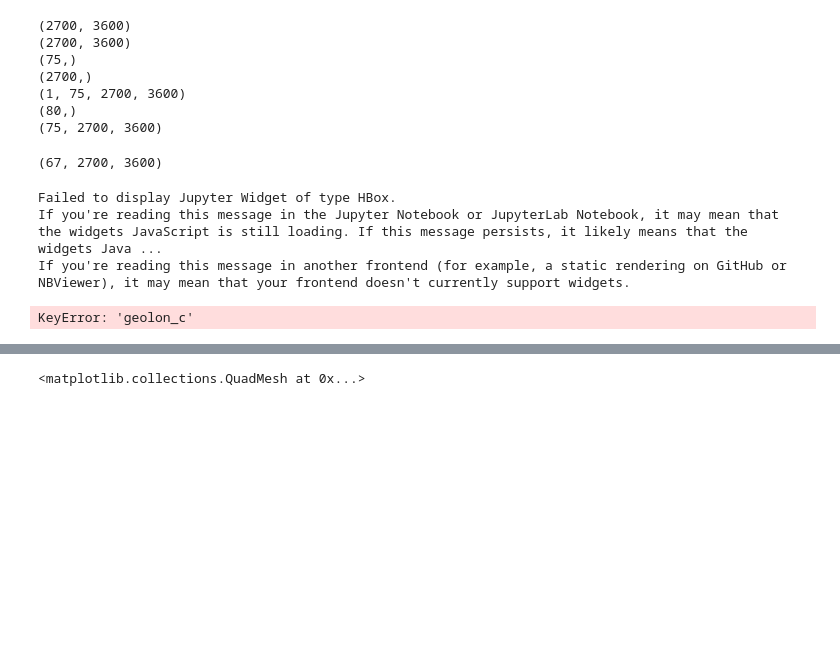
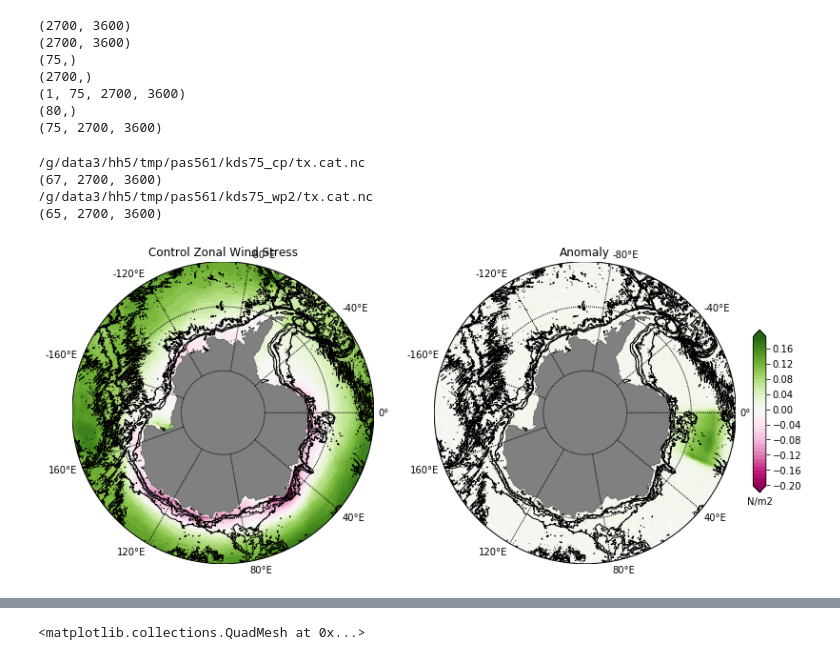
Before and after one commit to PaulSpence/pre21_notebooks, a Jupyter notebook: KDS75_MultiProc.ipynb, the cells around one changed output, grey strips where cells are left out. Drawn from its saved outputs; the diff is of its cells as text; code cells hidden in the pictures; blank space fills up the shorter version.

```diff
--- a/KDS75_MultiProc.ipynb
+++ b/KDS75_MultiProc.ipynb
@@ -127,30 +134,50 @@ print(dzt.shape)
 (1, 75, 2700, 3600)
 (80,)
 (75, 2700, 3600)
+# %%
+#expt='kds75_cp'
+#cntrl_tx= cc.get_nc_variable(expt,
+#                    'ocean.nc',
+#                    'tau_x',
+#                    time_units='days since 1860-01-01',
+#                    use_bag=True,
+#                    )
+#print(cntrl_tx.shape)
+##mean_mld = mld.sel(time=slice('1975-01','1975-12')).mean('time')
+#cntrl_tx_1974 = cntrl_tx.sel(yu_ocean=slice(-80,-30)).sel(time='1974').mean('time')
+##cntrl_tx_1974.plot.pcolormesh()
+
+#expt='kds75_wp2'
+#pert_tx= cc.get_nc_variable(expt,
+#                    'ocean.nc',
+#                    'tau_x',
+#                    time_units='days since 1860-01-01',
+#                    use_bag=True,
+#                    )
+#print(pert_tx.shape)
+##mean_mld = mld.sel(time=slice('1975-01','1975-12')).mean('time')
+#pert_tx_1974 = pert_tx.sel(yu_ocean=slice(-80,-30)).sel(time='1974').mean('time')
+##pert_tx_1974.plot.pcolormesh()
+
+Ocean_File = os.path.join(NYFCntrlDir,'tx.cat.nc')
+print(Ocean_File)
+cntrl=xr.open_mfdataset(Ocean_File,engine='netcdf4',concat_dim='time',decode_times=False)
+print(cntrl.tau_x.shape)
+
+
+Ocean_File = os.path.join(NYFPertDir,'tx.cat.nc')
+print(Ocean_File)
+pert=xr.open_mfdataset(Ocean_File,engine='netcdf4',concat_dim='time',decode_times=False)
+print(pert.tau_x.shape)
+# %% [output]
+/g/data3/hh5/tmp/pas561/kds75_cp/tx.cat.nc
+(67, 2700, 3600)
+/g/data3/hh5/tmp/pas561/kds75_wp2/tx.cat.nc
+(65, 2700, 3600)
 # %%
-expt='kds75_cp'
-cntrl_tx= cc.get_nc_variable(expt,
-                    'ocean.nc',
-                    'tau_x',
-                    time_units='days since 1860-01-01',
-                    use_bag=True,
-                    )
-print(cntrl_tx.shape)
-#mean_mld = mld.sel(time=slice('1975-01','1975-12')).mean('time')
-cntrl_tx_1974 = cntrl_tx.sel(yu_ocean=slice(-80,-30)).sel(time='1974').mean('time')
-#cntrl_tx_1974.plot.pcolormesh()
-
-expt='kds75_wp2'
-pert_tx= cc.get_nc_variable(expt,
-                    'ocean.nc',
-                    'tau_x',
-                    time_units='days since 1860-01-01',
-                    use_bag=True,
-                    )
-print(pert_tx.shape)
-#mean_mld = mld.sel(time=slice('1975-01','1975-12')).mean('time')
-pert_tx_1974 = pert_tx.sel(yu_ocean=slice(-80,-30)).sel(time='1974').mean('time')
-#pert_tx_1974.plot.pcolormesh()
+#do second full year
+t1=3
+t2=7
 
 
 plt.figure(figsize(12.5,9.5))
@@ -175,35 +202,31 @@ map.contour(X,Y,ht,levels=clev3,colors='k',linewidths=1)
 plt.title('Control Zonal Wind Stress')
 
 #clev = np.arange(-.1,.1,.01)
 
 plt.subplot(1,2,2)
 map = Basemap(projection='spstere',boundinglat=-55,lon_0=90,resolution='l',round=True)
 map.drawcoastlines(linewidth=0.25)
 map.fillcontinents(color='gray',lake_color='gray')
 # draw parallels and meridians.
 map.drawparallels(np.arange(-80.,81.,15.))
 map.drawmeridians(np.arange(-160.,181.,40.),labels=[True,True,True,True])
 X, Y = map(geolon_t,geolat_t)
 p1=map.contourf(X,Y,pert.tau_x[t1:t2,:,:].mean('time').load()-cntrl.tau_x[t1:t2,:,:].mean('time').load(), cmap=plt.cm.PiYG, levels=clev, extend='both') #CMRmap_r, gist_stern_r
 #cb=plt.colorbar(orientation='vertical',shrink = 0.5)
 #cb.ax.set_xlabel('N/m2')
 clev3 = np.arange(0,5000,1000)
 map.contour(X,Y,ht,levels=clev3,colors='k',linewidths=1)
 plt.title('Anomaly')
 
 ax3 = plt.axes([0.92,0.38,0.015,0.25])
 cb = plt.colorbar(p1,cax=ax3,orientation='vertical')
 #ticks=[0, 500, 1000, 1500, 2000]
 cb.ax.set_xlabel('N/m2')
 
 #of = os.path.join(NYFPertDir,'tau_x.pdf')
 #print of
 #plt.savefig(of)
 of = os.path.join(NYFPertDir,'tau_x.png')
 plt.savefig(of,dpi=220)
 # %% [output]
-(67, 2700, 3600)
-Failed to display Jupyter Widget of type HBox.
-If you're reading this message in the Jupyter Notebook or JupyterLab Notebook, it may mean that the widgets JavaScript is still loading. If this message persists, it likely means that the widgets Java ...
-If you're reading this message in another frontend (for example, a static rendering on GitHub or NBViewer), it may mean that your frontend doesn't currently support widgets.
-KeyError: 'geolon_c'
+[figure, added]
```
Also changed, not shown: parts of 29 cells of this notebook.
